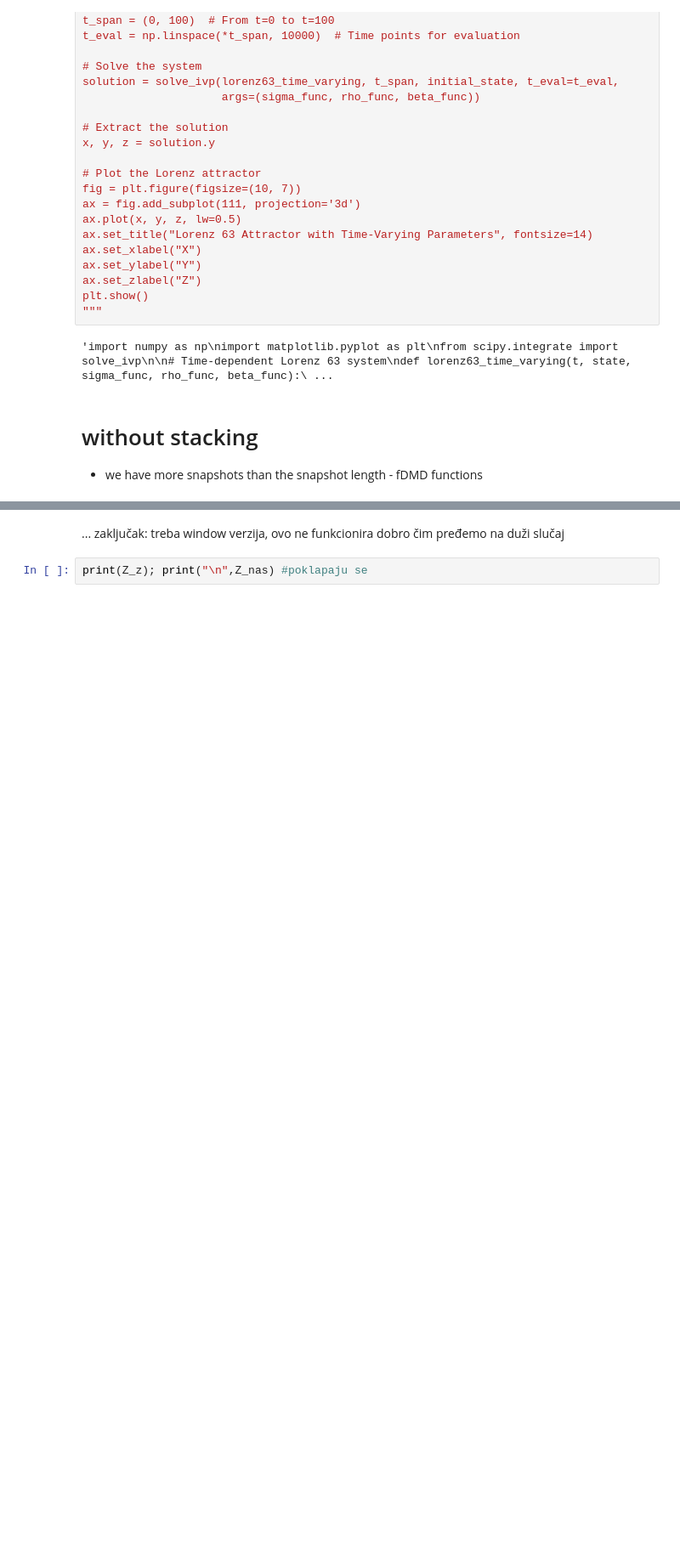
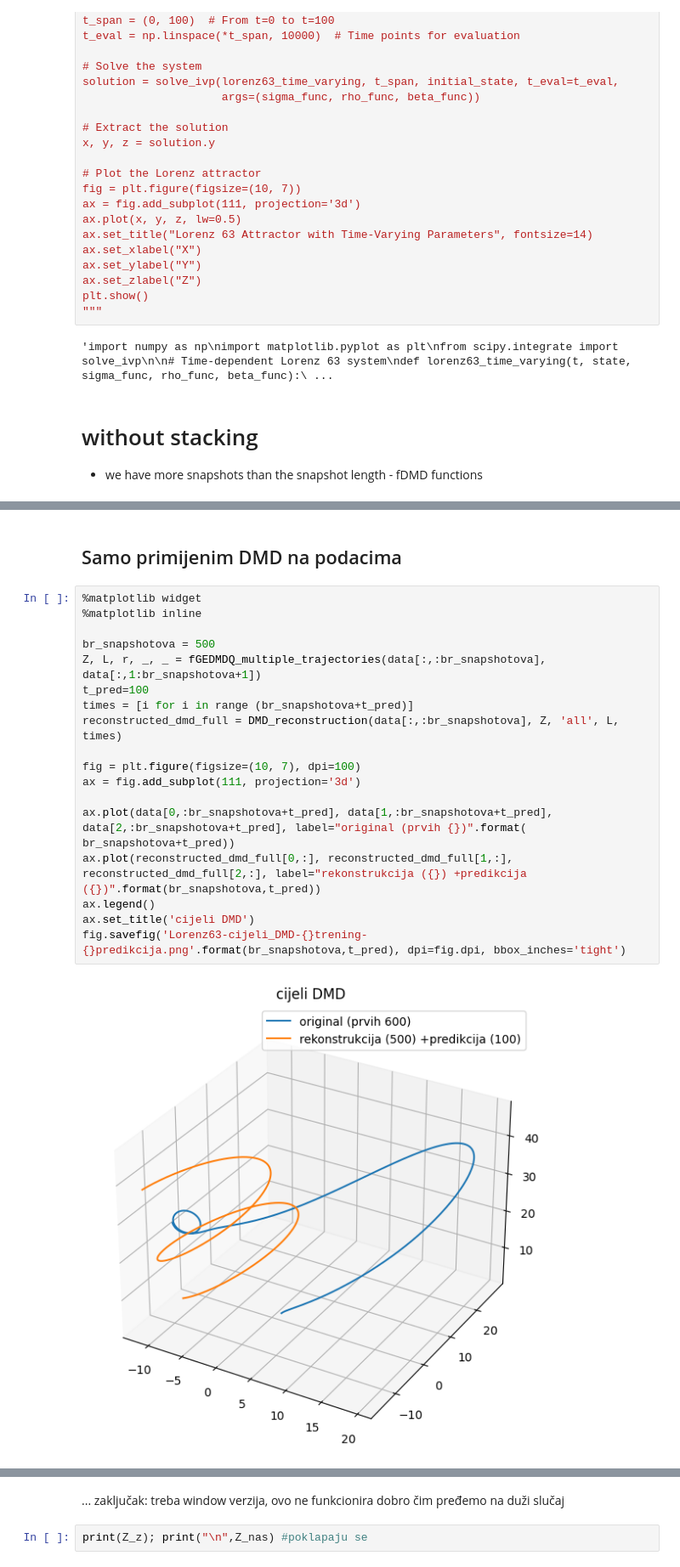
Before and after one commit to ela-d/DMD, a Jupyter notebook: Lorenz_63-example.ipynb, the cells around one changed output, grey strips where cells are left out. Shown at 85% size. Saved outputs shown, nothing was run; the diff lists cells and outputs as text; blank space fills up the shorter version.

```diff
--- a/Lorenz_63-example.ipynb
+++ b/Lorenz_63-example.ipynb
@@ -122,0 +124,23 @@ plt.show()
+# %% [markdown]
+## Samo primijenim DMD na podacima
+# %%
+%matplotlib widget
+%matplotlib inline
+
+br_snapshotova = 500
+Z, L, r, _, _ = fGEDMDQ_multiple_trajectories(data[:,:br_snapshotova], data[:,1:br_snapshotova+1])
+t_pred=100
+times = [i for i in range (br_snapshotova+t_pred)]
+reconstructed_dmd_full = DMD_reconstruction(data[:,:br_snapshotova], Z, 'all', L, times)
+
+fig = plt.figure(figsize=(10, 7), dpi=100)
+ax = fig.add_subplot(111, projection='3d')
+
+ax.plot(data[0,:br_snapshotova+t_pred], data[1,:br_snapshotova+t_pred], data[2,:br_snapshotova+t_pred], label="original (prvih {})".format(
+br_snapshotova+t_pred))
+ax.plot(reconstructed_dmd_full[0,:], reconstructed_dmd_full[1,:], reconstructed_dmd_full[2,:], label="rekonstrukcija ({}) +predikcija ({})".format(br_snapshotova,t_pred))
+ax.legend()
+ax.set_title('cijeli DMD')
+fig.savefig('Lorenz63-cijeli_DMD-{}trening-{}predikcija.png'.format(br_snapshotova,t_pred), dpi=fig.dpi, bbox_inches='tight')
+# %% [output]
+[figure, added]
```
Also changed, not shown: parts of 41 cells of this notebook, 11 other files.
